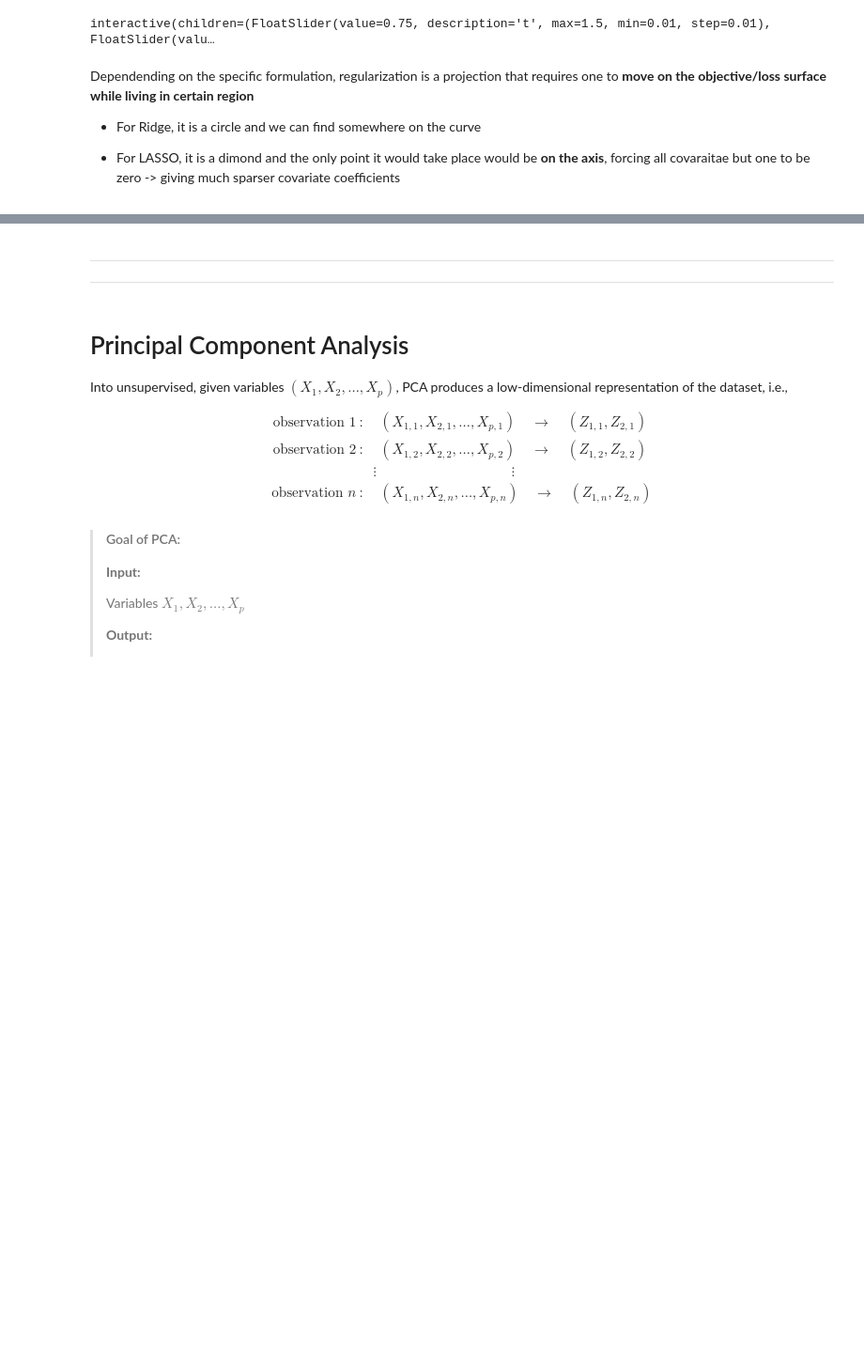
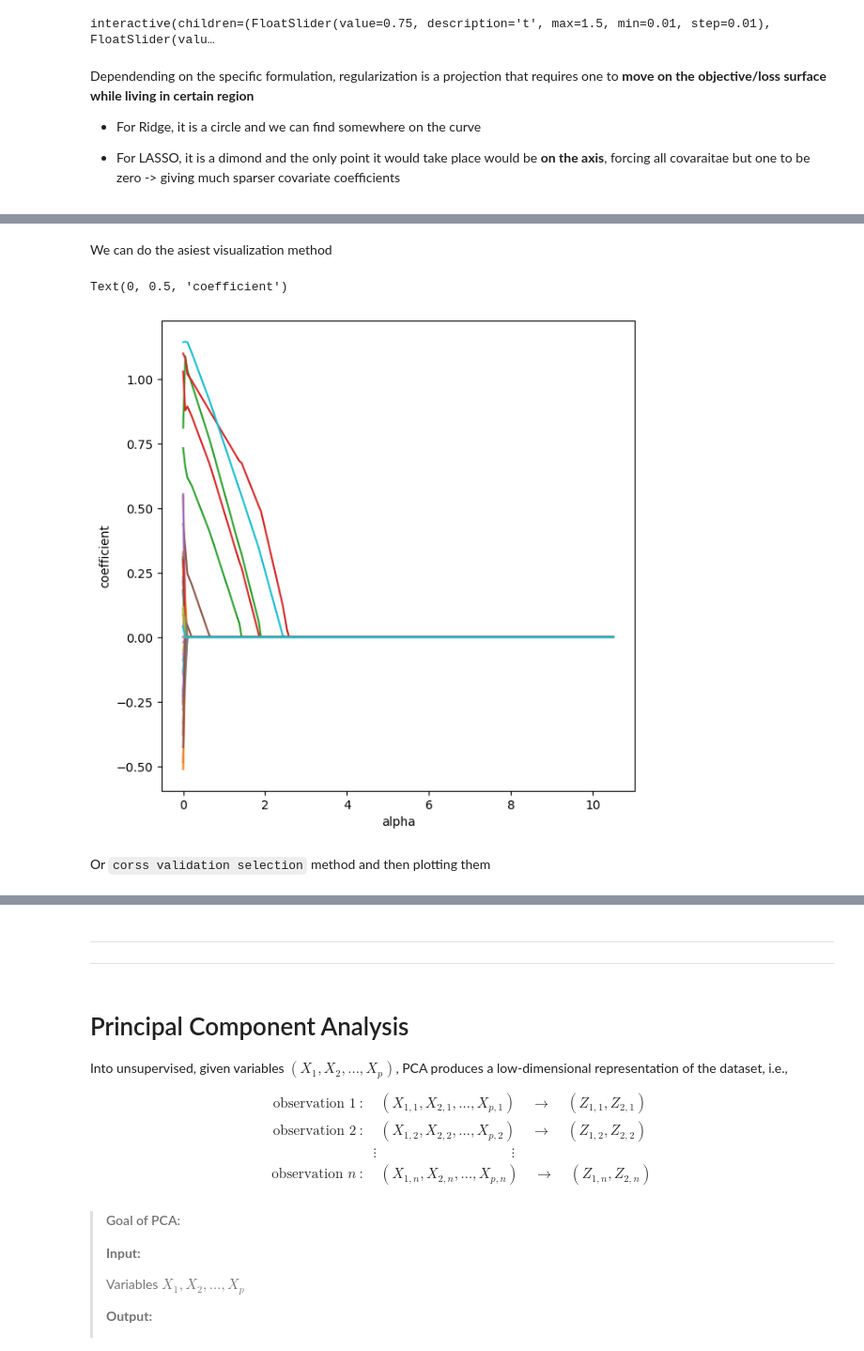
Before and after one commit to KevinBian107/SIP-Demos, a Jupyter notebook: Week9_Shrinking_PCA.ipynb, the cells around one changed output, grey strips where cells are left out. Shown at 94% size. Drawn from its saved outputs; the diff is of its cells as text; code cells hidden in the pictures; blank space fills up the shorter version.

```diff
--- a/Week9_Shrinking_PCA.ipynb
+++ b/Week9_Shrinking_PCA.ipynb
@@ -320,0 +325,53 @@ Dependending on the specific formulation, regularization is a projection that re
+# %%
+num_samples = 100
+num_features = 50
+
+# mean and covariance for multivariate normal distribution
+mean = np.zeros(num_features)
+cov = np.eye(num_features) * 0.5 + 0.5 * np.random.rand(num_features, num_features)
+cov = (cov + cov.T) / 2  # Ensure symmetry
+
+# generate synthetic high-dimensional data
+data_high_dim = np.random.multivariate_normal(mean, cov, size=num_samples)
+
+true_p = [2, 3, 13, 29, 42]
+
+# generate target variable y as a linear combination of selected features with some noise
+weights = np.random.uniform(0.5, 2.0, len(true_p))  # Random weights for selected features
+y = np.dot(data_high_dim[:, true_p], weights) + np.random.normal(scale=1.0, size=num_samples)
+
+df = pd.DataFrame(data_high_dim, columns=[f'x{i}' for i in range(num_features)])
+df['y'] = y
+# %% [markdown]
+We can do the asiest visualization method
+# %%
+full_model_formula = f" y ~ {'+'.join(df.columns.drop('y'))}"
+
+elastic_fit = smf.ols(full_model_formula, data=df).\
+                fit_regularized(method='elastic_net', alpha=1.0, L1_wt=1.0)
+
+l1wt = 1.0
+alphas = np.linspace(1e-3, 10.5, 200)
+elastic_coefs = []
+for alpha in alphas:
+    elastic_fit = smf.ols(full_model_formula, data=df).\
+                fit_regularized(method='elastic_net', alpha=alpha, L1_wt=l1wt)
+    elastic_coefs.append(elastic_fit.params[1:])
+
+
+# Dataframe of coefficients
+elastic_coefs = pd.DataFrame(elastic_coefs, index=alphas)
+elastic_coefs
+
+
+# plot each coefficient
+fig, ax = plt.subplots(figsize=(7, 7))
+for column in elastic_coefs.columns:
+    ax.plot(alphas, elastic_coefs[column], label=column)
+ax.set_xlabel('alpha')
+ax.set_ylabel('coefficient')
+# %% [output]
+Text(0, 0.5, 'coefficient')
+[figure, added]
+# %% [markdown]
+Or `corss validation selection` method and then plotting them
```
Also changed, not shown: parts of 64 cells of this notebook, 2 other files.
